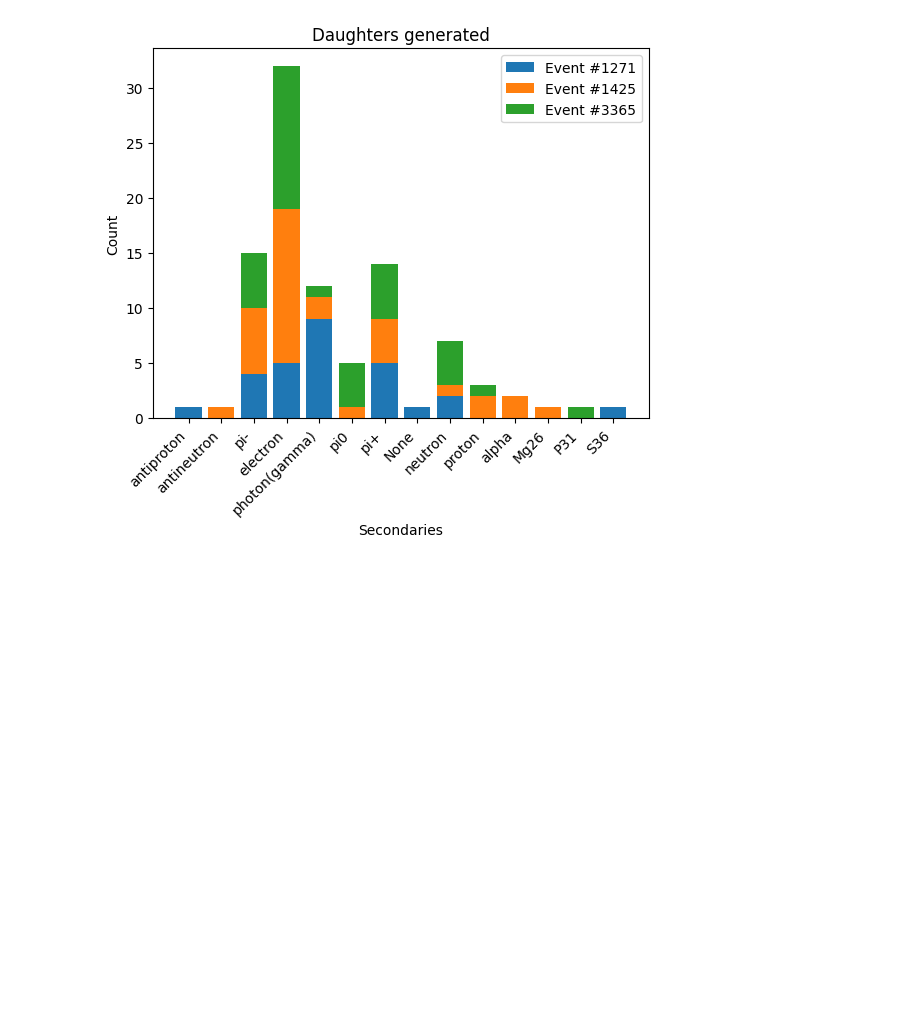
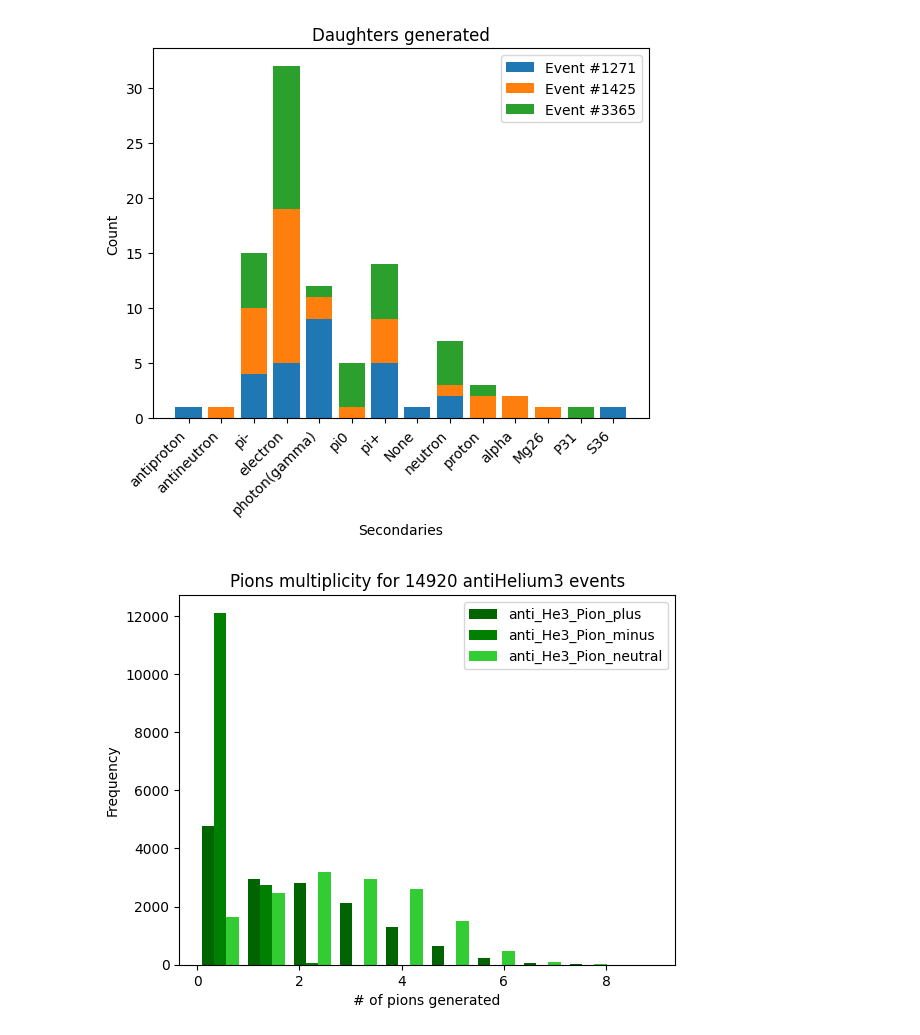
Before and after one commit to Eclipsedclaw/GRAMS, a Jupyter notebook: analysis/2023_Paper/Daughter_analysis.ipynb, the cells around one changed output. Saved outputs shown, nothing was run; the diff lists cells and outputs as text; code cells hidden in the pictures; blank space fills up the shorter version.

Commit message:
updated daughter particles analysis
Former-commit-id: 2daa15ee3ccc7c9e68227f0807a9ff6453acb990

```diff
--- a/analysis/2023_Paper/Daughter_analysis.ipynb
+++ b/analysis/2023_Paper/Daughter_analysis.ipynb
@@ -18,8 +19,8 @@ import toy_model_analysis
 file_path_1 = '/home/jiancheng/GRAMS/toymodel_work/output/2023/anti_He3_daughters_1e7.dat'
 label_50cm= '140cm width'
 
-data_3d = toy_model_analysis.read_data_from_toymodel(file_path_1)
-Result = toy_model_analysis.Analyze_daughter(data_3d, -1000010020, stop_event=True, in_flight_event=False)
+anti_He3_data_3d = toy_model_analysis.read_data_from_toymodel(file_path_1)
+anti_He3_Result = toy_model_analysis.Analyze_daughter(anti_He3_data_3d, -1000010020, stop_event=True, in_flight_event=True)
 # %% [output]
 Reading data...
 
@@ -120,4 +77,6 @@ plt.show()
 # %%
+# This is for listing all the daughters
+
 import matplotlib.pyplot as plt
 import numpy as np
 
@@ -138,7 +97,7 @@ def plot_multiple_datasets(datasets):
 
     # Plot the data for each dataset
     for i, counts in enumerate(dataset_counts):
-        label = 'Event #' + str(Result.get_value(i, 0)[0])
+        label = 'Event #' + str(anti_He3_Result.get_value(i, 0)[0])
         if i == 0:
             plt.bar(x_values, counts, label=label)
         else:
@@ -164,9 +123,50 @@ def plot_multiple_datasets(datasets):
 
 datasets = []
 for i in range(3):
-    datasets.append([i, Result.get_value(i, 1)[1]])
+    datasets.append([i, anti_He3_Result.get_value(i, 1)[1]])
 
 
 plot_multiple_datasets(datasets)
 # %% [output]
 [figure]
+# %%
+# This is for listing pi-/pi+/pi0 multiplicity
+
+anti_He3_Pion_plus = []
+anti_He3_Pion_minus = []
+anti_He3_Pion_neutral = []
+anti_He3_Pion_Charged = []
+
+for i in range(anti_He3_Result.get_number_of_events()):
+    anti_He3_Pion_plus.append(np.count_nonzero(np.array(anti_He3_Result.get_value(i, 1)[1]) == 2112))
+    anti_He3_Pion_minus.append(np.count_nonzero(np.array(anti_He3_Result.get_value(i, 1)[1]) == -2112))
+    anti_He3_Pion_neutral.append(np.count_nonzero(np.array(anti_He3_Result.get_value(i, 1)[1]) == 211))
+
+anti_He3_Pion_profile = [anti_He3_Pion_plus, anti_He3_Pion_minus, anti_He3_Pion_neutral]
+anti_He3_Pion_label = ['anti_He3_Pion_plus', 'anti_He3_Pion_minus', 'anti_He3_Pion_neutral']
+anti_He3_Pion_color = ['darkgreen', 'green', 'limegreen']
+
+# Count the occurrences of each value
+unique_values_pi_plus, value_counts_pi_plus = np.unique(anti_He3_Pion_plus, return_counts=True)
+unique_values_pi_minus, value_counts_pi_minus = np.unique(anti_He3_Pion_minus, return_counts=True)
+unique_values_pi_neutral, value_counts_pi_neutral = np.unique(anti_He3_Pion_neutral, return_counts=True)
+"""
+# Create the bar plot
+plt.bar(unique_values_pi_plus, value_counts_pi_plus, alpha=0.6, label='# of Pi+ generated')
+plt.bar(unique_values_pi_minus, value_counts_pi_minus, alpha=0.6, label='# of Pi+ generated')
+plt.bar(unique_values_pi_neutral, value_counts_pi_neutral, alpha=0.6, label='# of Pi0 generated')
+"""
+plt.figure(1)
+plt.hist(anti_He3_Pion_profile, label = anti_He3_Pion_label, color=anti_He3_Pion_color)
+
+# Add labels and title
+plt.xlabel('# of pions generated')
+#plt.xticks(x_values, x_name, rotation=45, ha='right')
+plt.ylabel('Frequency')
+plt.legend()
+plt.title('Pions multiplicity for '+str(anti_He3_Result.get_number_of_events())+' antiHelium3 events')
+
+# Show the plot
+plt.show()
+# %% [output]
+[figure, added]
```
Also changed, not shown: parts of 8 cells of this notebook, 2 other files.
